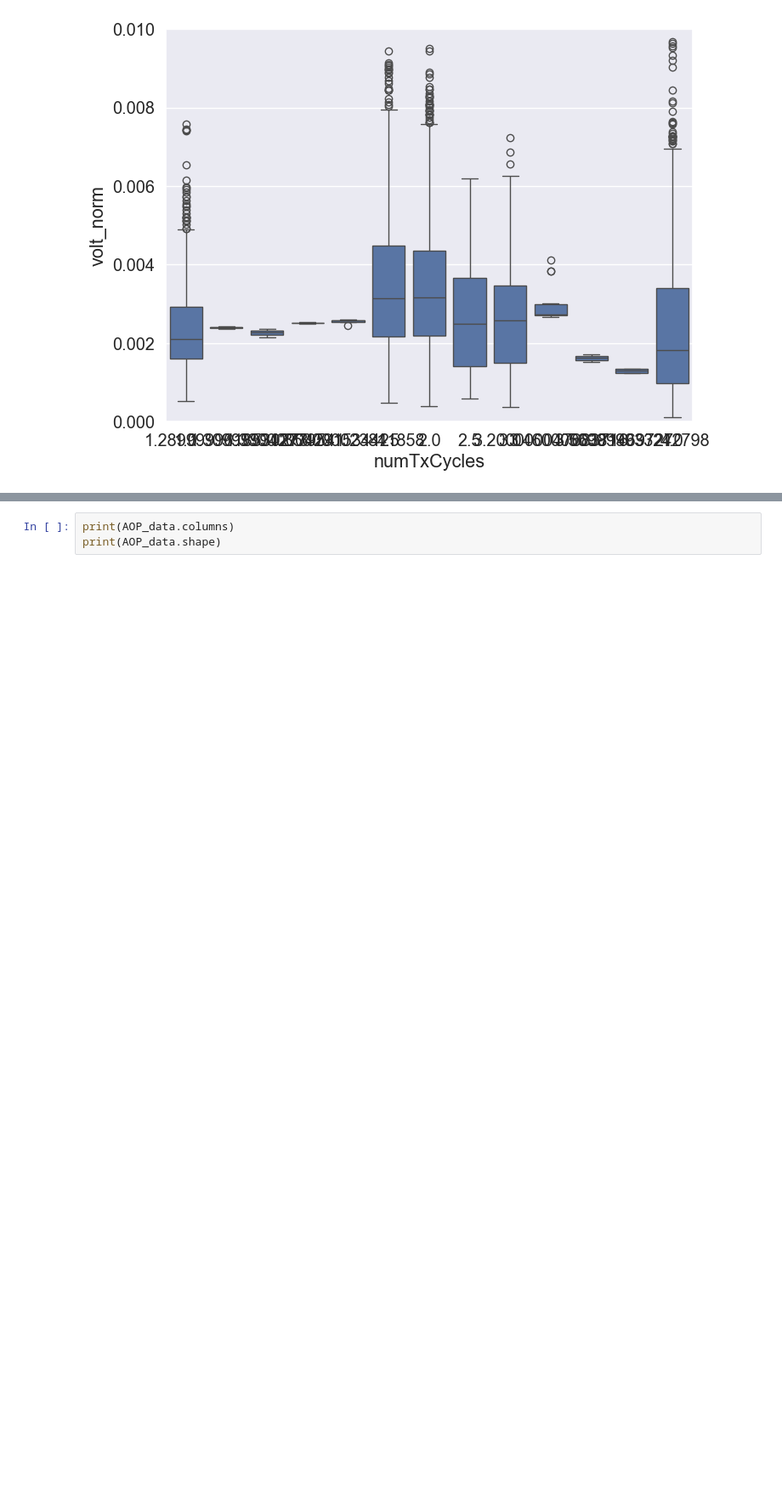
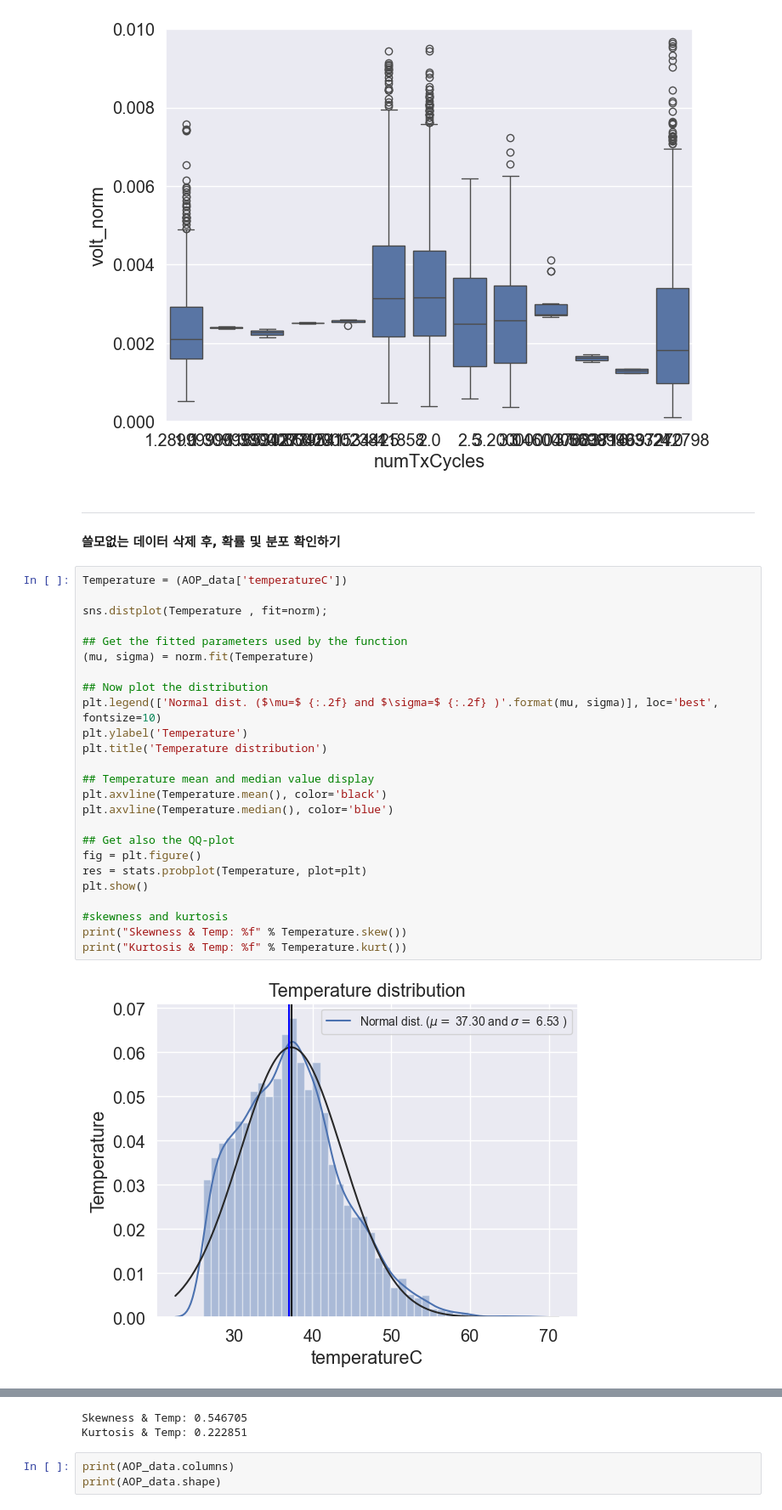
Before and after one commit to Hot-KimChi/Temperature_Modeling_Check, a Jupyter notebook: Temperature measurement_by measSet.ipynb, the cells around one changed output, grey strips where cells are left out. Shown at 85% size. Cells and saved outputs as stored; diff of their text form; blank space fills up the shorter version.

```diff
--- a/Temperature measurement_by measSet.ipynb
+++ b/Temperature measurement_by measSet.ipynb
@@ -817,3 +819,33 @@ fig.axis(ymin=0, ymax=0.01)
 # %% [output]
 (-0.5, 12.5, 0.0, 0.01)
 [figure]
+# %% [markdown]
+---
+#### 쓸모없는 데이터 삭제 후, 확률 및 분포 확인하기
+# %%
+Temperature = (AOP_data['temperatureC'])
+
+sns.distplot(Temperature , fit=norm);
+
+## Get the fitted parameters used by the function
+(mu, sigma) = norm.fit(Temperature)
+
+## Now plot the distribution
+plt.legend(['Normal dist. ($\mu=$ {:.2f} and $\sigma=$ {:.2f} )'.format(mu, sigma)], loc='best', fontsize=10)
+plt.ylabel('Temperature')
+plt.title('Temperature distribution')
+
+## Temperature mean and median value display
+plt.axvline(Temperature.mean(), color='black')
+plt.axvline(Temperature.median(), color='blue')
+
+## Get also the QQ-plot
+fig = plt.figure()
+res = stats.probplot(Temperature, plot=plt)
+plt.show()
+
+#skewness and kurtosis
+print("Skewness & Temp: %f" % Temperature.skew())
+print("Kurtosis & Temp: %f" % Temperature.kurt())
+# %% [output]
+[figure, added]
@@ -820,3 +853,5 @@ fig.axis(ymin=0, ymax=0.01)
+Skewness & Temp: 0.546705
+Kurtosis & Temp: 0.222851
 # %%
 print(AOP_data.columns)
 print(AOP_data.shape)
```
Also changed, not shown: parts of 18 cells of this notebook.
